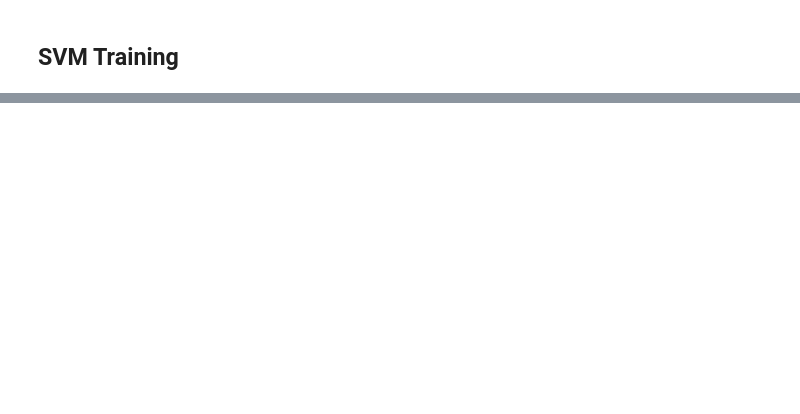
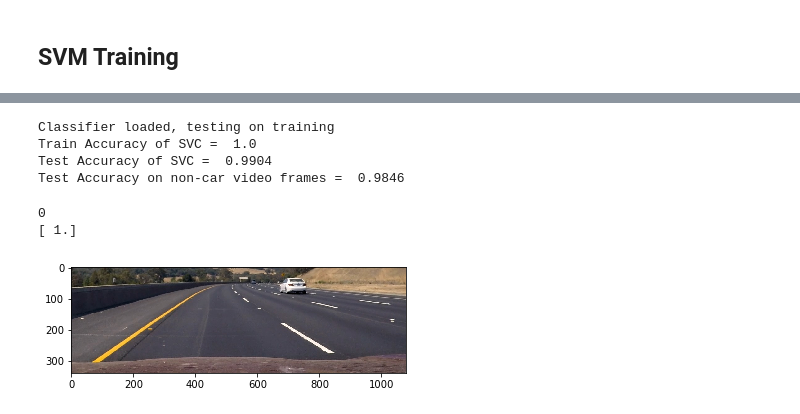
Before and after one commit to drganjoo/CarND-Vehicle-Detection, a Jupyter notebook: VehicleDetection.ipynb, the cells around one changed output, grey strips where cells are left out. Drawn from its saved outputs; the diff is of its cells as text; code cells hidden in the pictures; blank space fills up the shorter version.

```diff
--- a/VehicleDetection.ipynb
+++ b/VehicleDetection.ipynb
@@ -554,0 +375,79 @@ def draw_boxes(img, bboxes, color=(0, 0, 255), thick=6):
+# %%
+svc = None
+# loading it and test if correctly classifies
+with open('svm.p', 'rb') as f:
+    data = pickle.load(f)
+    svc = data['svm']
+    X_train_scaler = data['scaler']
+
+print('Classifier loaded, testing on training')
+print('Train Accuracy of SVC = ', round(svc.score(X_train, y_train), 4))
+print('Test Accuracy of SVC = ', round(svc.score(X_test, y_test), 4))
+
+# check on all non-cars from video
+
+filenames = glob.glob('./problem/*.jpeg')
+video_test = extract_features(filenames, color_space=color_space,
+                               orient=orient, pix_per_cell=pix_per_cell,
+                               cell_per_block=cell_per_block, hog_channel=0,
+                               spatial_feat = spatial_feat,
+                               hist_feat = hist_feat,
+                               hog_feat = hog_feat)
+
+video_test_feat = np.array(video_test)
+video_test_scaled = X_train_scaler.transform(video_test_feat)
+y = np.zeros(video_test_feat.shape[0])
+
+print('Test Accuracy on non-car video frames = ', round(svc.score(video_test_scaled, y), 4))
+# %% [output]
+Classifier loaded, testing on training
+Train Accuracy of SVC =  1.0
+Test Accuracy of SVC =  0.9904
+Test Accuracy on non-car video frames =  0.9846
+# %%
+from lesson_functions import *
+
+%reload_ext autoreload
+%autoreload 2
+
+img = load_image('./test_images/test1.jpg', "LAB")
+
+box = [(1040,390),(1280,510)]
+print(box[1][0] - box[1][0])
+#cv2.rectangle(img, box[0], box[1], (255,0,0), 3)
+#plt.imshow(img)
+#plt.show()
+
+box_pixels = img[box[0][1]:box[1][1], box[0][0]:box[1][0]]
+
+#plt.imshow(box_pixels)
+#plt.show()
+
+small_img = cv2.resize(box_pixels, (64,64))
+features = extract_feature_image(small_img, orient=orient, pix_per_cell=pix_per_cell,
+                               cell_per_block=cell_per_block, hog_channel=0,
+                               spatial_feat = spatial_feat,
+                               hist_feat = hist_feat,
+                               hog_feat = hog_feat)
+
+features = np.ravel(features)
+scaled_img = X_train_scaler.transform([features])
+
+print(svc.predict(scaled_img))
+# %% [output]
+0
+[ 1.]
+# %%
+import matplotlib.pyplot as plt
+from lesson_functions import *
+
+%reload_ext autoreload
+%autoreload 2
+
+img = load_image('./test_images/test3.jpg', "RGB")
+
+img = img[380:,200:]
+plt.imshow(img)
+plt.show()
+# %% [output]
+[figure, added]
```
Also changed, not shown: parts of 14 cells of this notebook, 4 other files.
